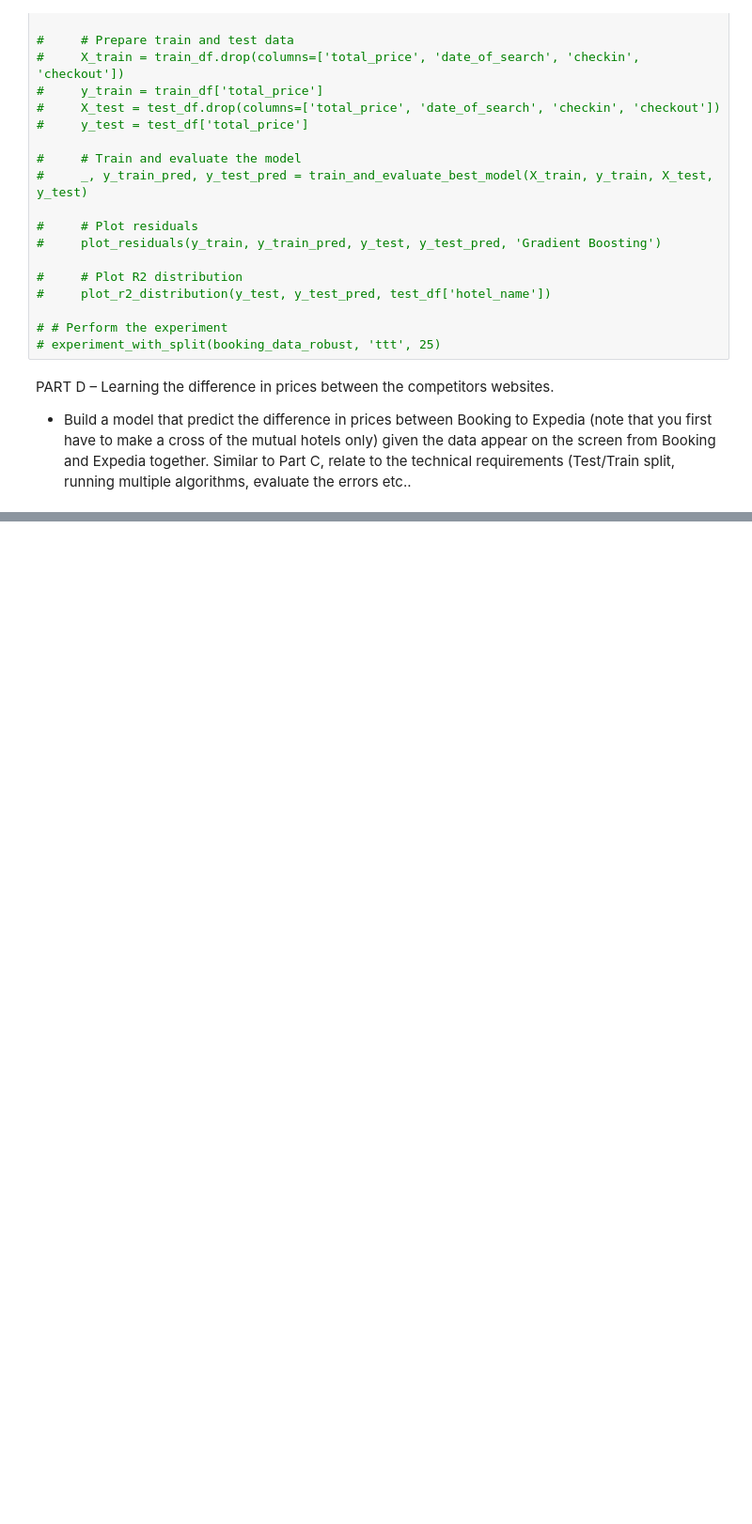
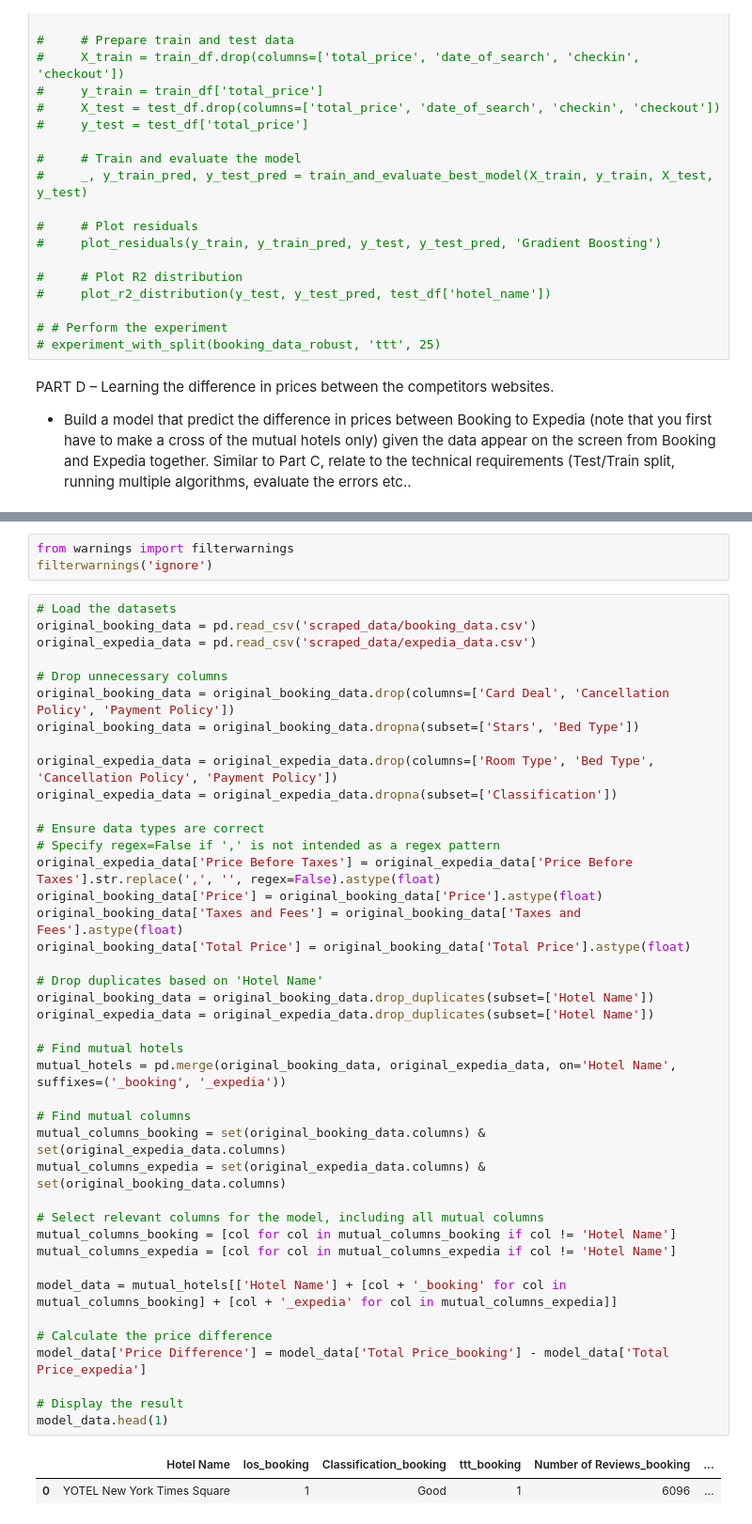
Before and after one commit to estivengrx/Freelancer-2, a Jupyter notebook: booking-expedia-project/main.ipynb, the cells around one changed output, grey strips where cells are left out. Shown at 94% size. Saved outputs shown, nothing was run; the diff lists cells and outputs as text; blank space fills up the shorter version.

```diff
--- a/booking-expedia-project/main.ipynb
+++ b/booking-expedia-project/main.ipynb
@@ -936,0 +876,47 @@ See the caveats in the documentation: https://pandas.pydata.org/pandas-docs/stab
+# %%
+from warnings import filterwarnings
+filterwarnings('ignore')
+# %%
+# Load the datasets
+original_booking_data = pd.read_csv('scraped_data/booking_data.csv')
+original_expedia_data = pd.read_csv('scraped_data/expedia_data.csv')
+
+# Drop unnecessary columns
+original_booking_data = original_booking_data.drop(columns=['Card Deal', 'Cancellation Policy', 'Payment Policy'])
+original_booking_data = original_booking_data.dropna(subset=['Stars', 'Bed Type'])
+
+original_expedia_data = original_expedia_data.drop(columns=['Room Type', 'Bed Type', 'Cancellation Policy', 'Payment Policy'])
+original_expedia_data = original_expedia_data.dropna(subset=['Classification'])
+
+# Ensure data types are correct
+# Specify regex=False if ',' is not intended as a regex pattern
+original_expedia_data['Price Before Taxes'] = original_expedia_data['Price Before Taxes'].str.replace(',', '', regex=False).astype(float)
+original_booking_data['Price'] = original_booking_data['Price'].astype(float)
+original_booking_data['Taxes and Fees'] = original_booking_data['Taxes and Fees'].astype(float)
+original_booking_data['Total Price'] = original_booking_data['Total Price'].astype(float)
+
+# Drop duplicates based on 'Hotel Name'
+original_booking_data = original_booking_data.drop_duplicates(subset=['Hotel Name'])
+original_expedia_data = original_expedia_data.drop_duplicates(subset=['Hotel Name'])
+
+# Find mutual hotels
+mutual_hotels = pd.merge(original_booking_data, original_expedia_data, on='Hotel Name', suffixes=('_booking', '_expedia'))
+
+# Find mutual columns
+mutual_columns_booking = set(original_booking_data.columns) & set(original_expedia_data.columns)
+mutual_columns_expedia = set(original_expedia_data.columns) & set(original_booking_data.columns)
+
+# Select relevant columns for the model, including all mutual columns
+mutual_columns_booking = [col for col in mutual_columns_booking if col != 'Hotel Name']
+mutual_columns_expedia = [col for col in mutual_columns_expedia if col != 'Hotel Name']
+
+model_data = mutual_hotels[['Hotel Name'] + [col + '_booking' for col in mutual_columns_booking] + [col + '_expedia' for col in mutual_columns_expedia]]
+
+# Calculate the price difference
+model_data['Price Difference'] = model_data['Total Price_booking'] - model_data['Total Price_expedia']
+
+# Display the result
+model_data.head(1)
+# %% [output]
+|  | Hotel Name | los_booking | Classification_booking | ttt_booking | Number of Reviews_booking | ... |
+| 0 | YOTEL New York Times Square | 1 | Good | 1 | 6096 | ... |
```
Also changed, not shown: parts of 18 cells of this notebook.
